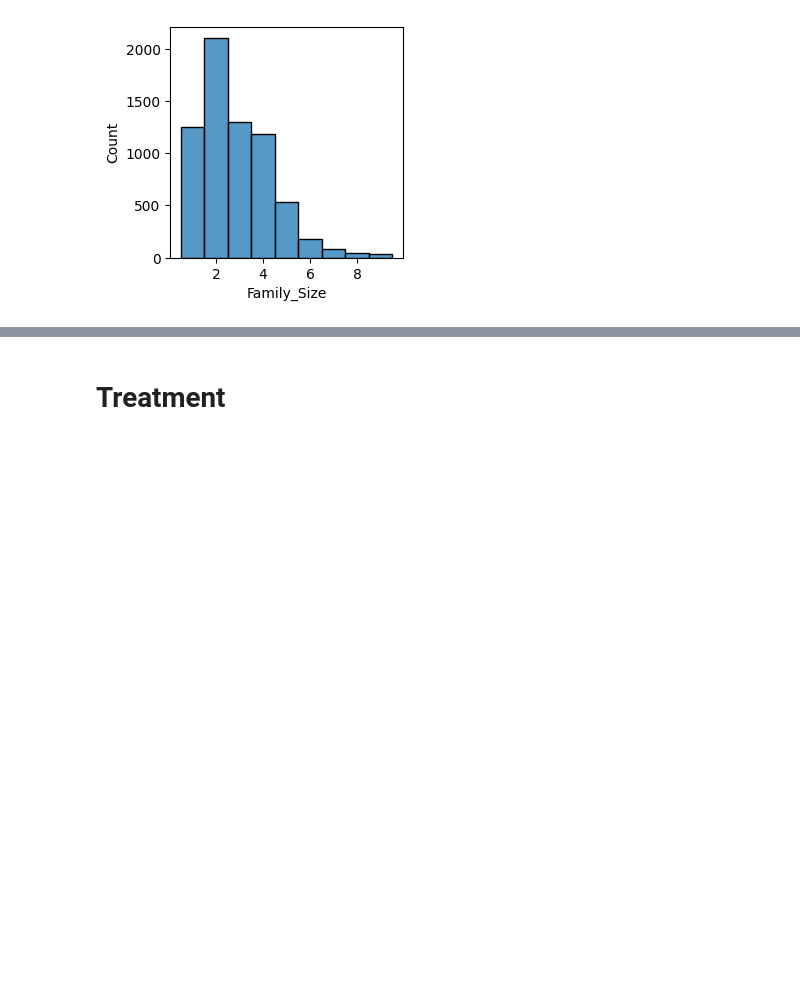
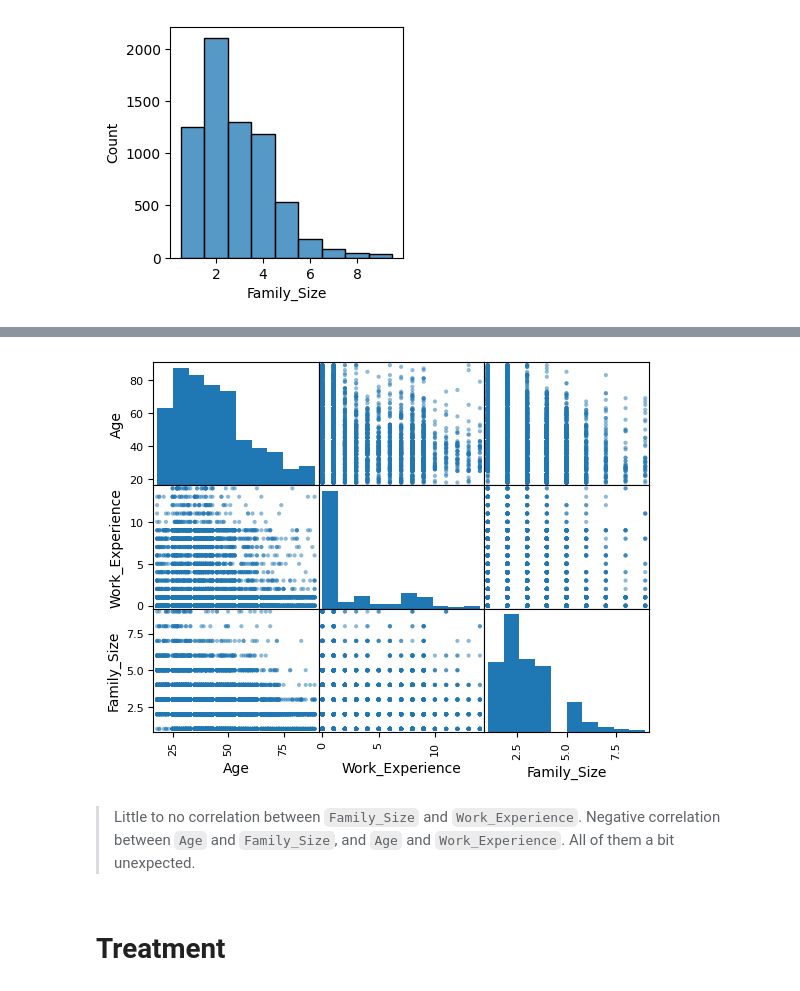
Before and after one commit to franklinzppa/customer-clusterization, a Jupyter notebook: customer-cluster.ipynb, the cells around one changed output, grey strips where cells are left out. Drawn from its saved outputs; the diff is of its cells as text; code cells hidden in the pictures; blank space fills up the shorter version.

```diff
--- a/customer-cluster.ipynb
+++ b/customer-cluster.ipynb
@@ -176,3 +200,12 @@ sns.histplot(df_dropna, x='Family_Size', discrete=True);
+# %%
+from pandas.plotting import scatter_matrix
+
+scatter_matrix(df_dropna[num_cols])
+plt.show()
+# %% [output]
+[figure, added]
+# %% [markdown]
+> Little to no correlation between `Family_Size` and `Work_Experience`. Negative correlation between `Age` and `Family_Size`, and `Age` and `Work_Experience`. All of them a bit unexpected.
 # %%
 # Correlation between categorical features
 # %%
```
Also changed, not shown: parts of 9 cells of this notebook.
